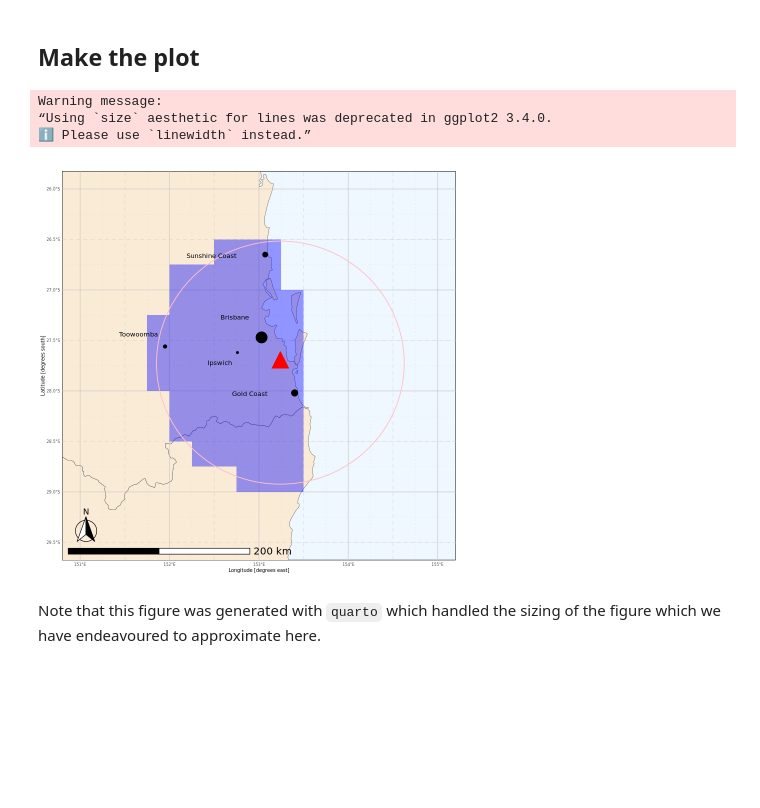
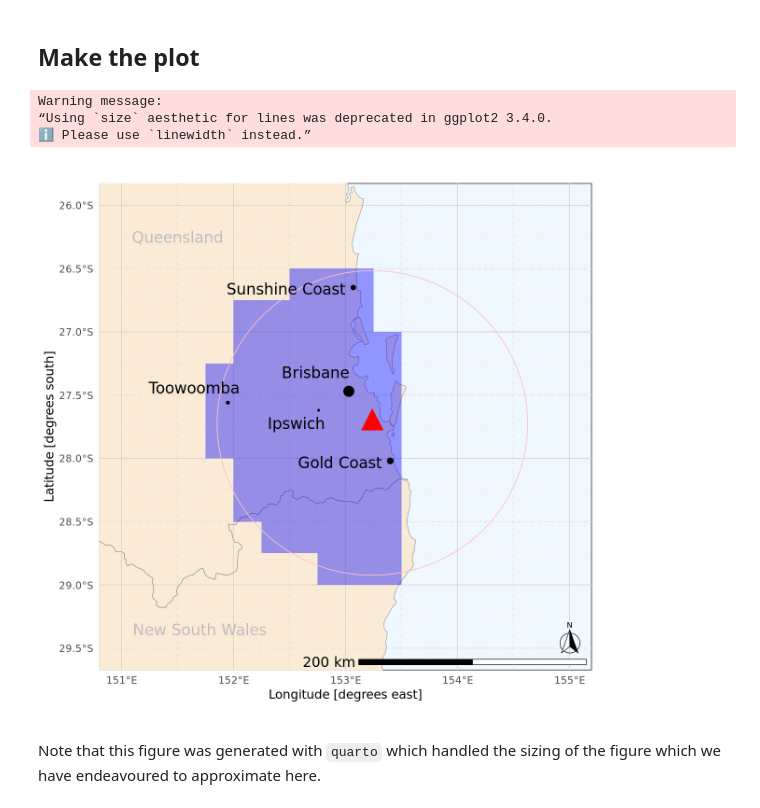
Before and after one commit to isabelle-greco/bayes-hail-report-model, a Jupyter notebook: figures/fig1_map.ipynb, the cells around one changed output. Drawn from its saved outputs; the diff is of its cells as text; code cells hidden in the pictures; blank space fills up the shorter version.

Commit message:
updating map to fix size and include state names

```diff
--- a/figures/fig1_map.ipynb
+++ b/figures/fig1_map.ipynb
@@ -17,6 +17,9 @@ suppressPackageStartupMessages({
 # %% [markdown]
 ## Make the plot
 # %%
+# preparing plot size
+options(repr.plot.width = 10, repr.plot.height = 10)
+
 # get all the states data
 sf_oz <- ozmap_data("states")
 
@@ -30,7 +33,7 @@ p <- ggplot(sf_oz) +
   geom_sf(fill = "antiquewhite") +
   coord_sf() +
   scale_fill_manual(values = nmjr) +
-  theme_minimal(base_size = 6) +
+  theme_minimal(base_size = 16) +
   theme(legend.position = "none",
         panel.background = element_rect(fill = "aliceblue")) +
   xlim(151, 155) +
@@ -81,64 +84,63 @@ city_locations <- tribble(~x, ~y, ~pop,
         151.95, -27.56, 162059 # Toowoomba
         )
 
-text_size <- 2.75
+text_size <- 7
 p +
-  # grid lines overthe map but under the text
+  # grid lines over the map but under the text
   # major lines
-  geom_vline(xintercept=seq(151, 155, by=1), color = "grey", alpha = 0.5) +
-  geom_hline(yintercept=seq(-29, -26, by=1), color = "grey", alpha = 0.5) +
+  geom_vline(xintercept=seq(151, 155, by = 1), color = "grey", alpha = 0.5) +
+  geom_hline(yintercept=seq(-29, -26, by = 1), color = "grey", alpha = 0.5) +
   # minor lines
-  geom_vline(xintercept=seq(151.5, 154.5, by=1), color = "grey", alpha = 0.3,
+  geom_vline(xintercept=seq(151.5, 154.5, by = 1), color = "grey", alpha = 0.3,
              linetype = "dashed") +
-  geom_hline(yintercept=seq(-29.5, -26.5, by=1), color = "grey", alpha = 0.3,
+  geom_hline(yintercept=seq(-29.5, -26.5, by = 1), color = "grey", alpha = 0.3,
              linetype = "dashed") +
   # grid level
-  geom_vline(xintercept=seq(151.25, 154.75, by=0.5), color = "grey", alpha = 0.2,
+  geom_vline(xintercept=seq(151.25, 154.75, by = 0.5), color = "grey", alpha = 0.2,
              linetype = "dotted") +
-  geom_hline(yintercept=seq(-29.25, -26.25, by=0.5), color = "grey", alpha = 0.2,
+  geom_hline(yintercept=seq(-29.25, -26.25, by = 0.5), color = "grey", alpha = 0.2,
              linetype = "dotted") +
   # study area
   annotate("polygon", x = x_study, y = y_study, fill = "blue", alpha = 0.4) +
   # radar range
   geom_polygon(aes(x = long, y = lat), color = "pink", fill = NA,
                data = circle_tibble) +
   # key cities and locations
   # brisbane
   geom_point(aes(x = x, y = y, size = pop), color = "black", data = city_locations) +
-  annotate("text", x = 153.03 - 0.3, y = -27.47 + 0.2, label = "Brisbane",
+  annotate("text", x = 153.03 - 0.3, y = -27.47 + 0.15, label = "Brisbane",
            size = text_size) +
   # mount stapylton weather radar
   annotate("polygon", x = radar_tri_x, y = radar_tri_y, fill = "red", size = 3) +
   # gold coast
-  #annotate("point", x = 153.40, y = -28.02, color = "black", size = 3) +
-  annotate("text", x = 153.40 - 0.5, y = -28.02 - 0.01, label = "Gold Coast",
+  annotate("text", x = 153.40 - 0.45, y = -28.02 - 0.01, label = "Gold Coast",
            size = text_size) +
   # sunshine coast
-  #annotate("point", x = 153.07, y = -26.65, color = "black", size = 3) +
   annotate("text", x = 153.07 - 0.6, y = -26.65 - 0.01, label = "Sunshine Coast",
            size = text_size) +
   # ipswich
-  #annotate("point", x = 152.76, y = -27.62, color = "black", size = 1) +
   annotate("text", x = 152.76 - 0.2, y = -27.62 - 0.1, label = "Ipswich",
            size = text_size) +
   # toowoomba
-  #annotate("point", x = 151.95, y = -27.56, color = "black", size = 1) +
   annotate("text", x = 151.95 - 0.3, y = -27.56 + 0.12, label = "Toowoomba",
            size = text_size) +
+  # states
+  annotate("text", x = 151.5, y = -26.25, label = "Queensland",
+           size = text_size, colour = "gray") +
+  annotate("text", x = 151.7, y = -29.35, label = "New South Wales",
+           size = text_size, colour = "gray") +
   # labels
   xlab("Longitude [degrees east]") +
   ylab("Latitude [degrees south]") +
-  annotation_scale(location = "bl", width_hint = 0.5, text_cex = 1.00) +
-  annotation_north_arrow(location = "bl", which_north = "true",
+  annotation_scale(location = "br", width_hint = 0.5, text_cex = 1.5) +
+  annotation_north_arrow(location = "br", which_north = "true",
                          pad_y = unit(0.25, "in"),
                          style = north_arrow_fancy_orienteering
                          )
-
-options(repr.plot.width = 7, repr.plot.height = 7)
 # %% [output]
 Warning message:
 “Using `size` aesthetic for lines was deprecated in ggplot2 3.4.0.
 ℹ Please use `linewidth` instead.”
-[figure, old version]
+[figure, new version]
 # %% [markdown]
 Note that this figure was generated with `quarto` which handled the sizing of the figure which we have endeavoured to approximate here.
```
